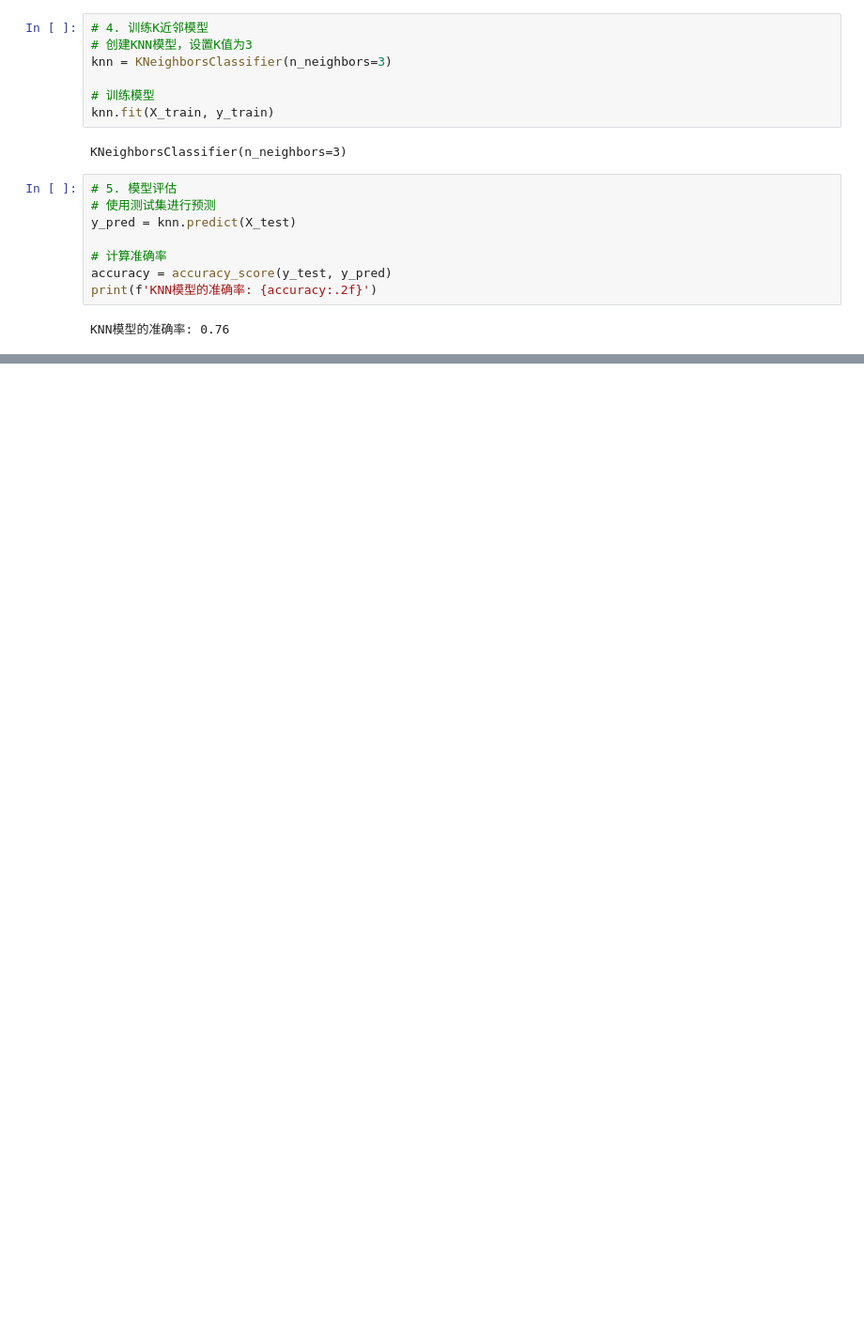
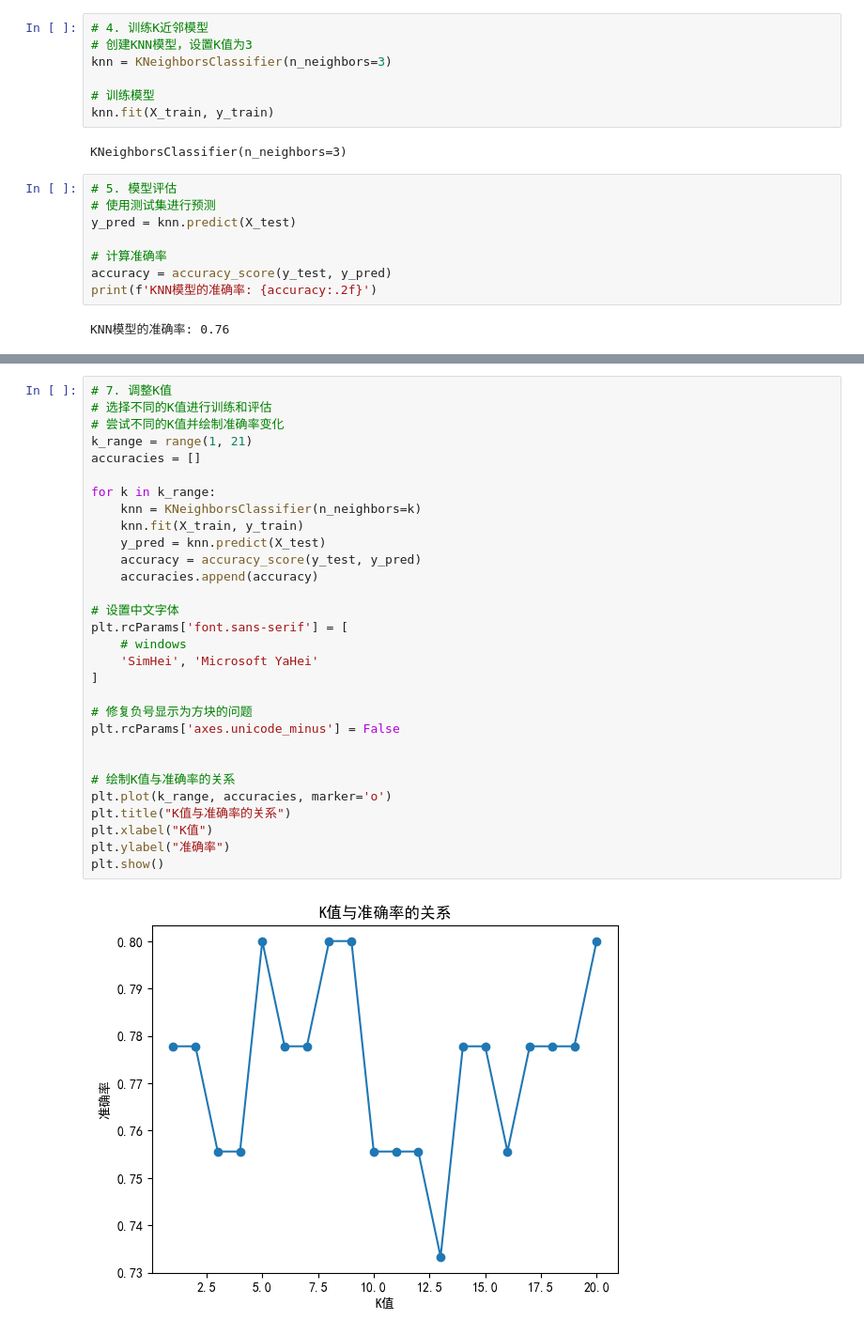
Before and after one commit to jinpeng900/AI-Learning, a Jupyter notebook: 3.机器学习/3.2 监督学习/8.K近邻算法.ipynb, the cells around one changed output, grey strips where cells are left out. Shown at 94% size. Drawn from its saved outputs; the diff is of its cells as text; blank space fills up the shorter version.

```diff
--- a/3.机器学习/3.2 监督学习/8.K近邻算法.ipynb
+++ b/3.机器学习/3.2 监督学习/8.K近邻算法.ipynb
@@ -122,0 +124,32 @@ KNN模型的准确率: 0.7556
+# %%
+# 7. 调整K值
+# 选择不同的K值进行训练和评估
+# 尝试不同的K值并绘制准确率变化
+k_range = range(1, 21)
+accuracies = []
+
+for k in k_range:
+    knn = KNeighborsClassifier(n_neighbors=k)
+    knn.fit(X_train, y_train)
+    y_pred = knn.predict(X_test)
+    accuracy = accuracy_score(y_test, y_pred)
+    accuracies.append(accuracy)
+
+# 设置中文字体
+plt.rcParams['font.sans-serif'] = [
+    # windows
+    'SimHei', 'Microsoft YaHei'
+]
+
+# 修复负号显示为方块的问题
+plt.rcParams['axes.unicode_minus'] = False
+
+
+# 绘制K值与准确率的关系
+plt.plot(k_range, accuracies, marker='o')
+plt.title("K值与准确率的关系")
+plt.xlabel("K值")
+plt.ylabel("准确率")
+plt.show()
+# %% [output]
+[figure, added]
```
Also changed, not shown: parts of 3 cells of this notebook, 7 other files.
